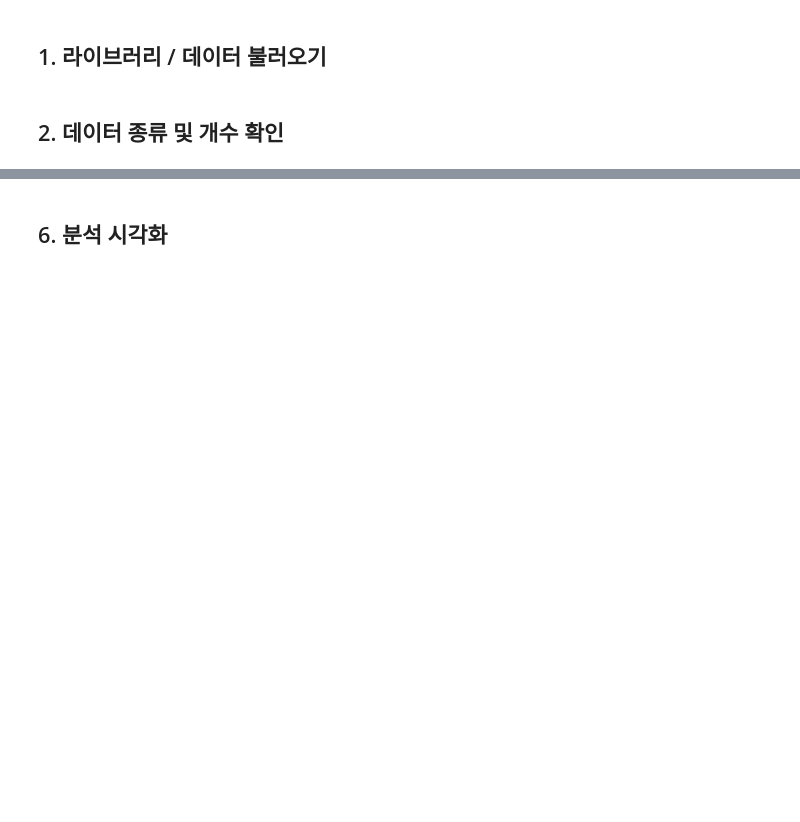
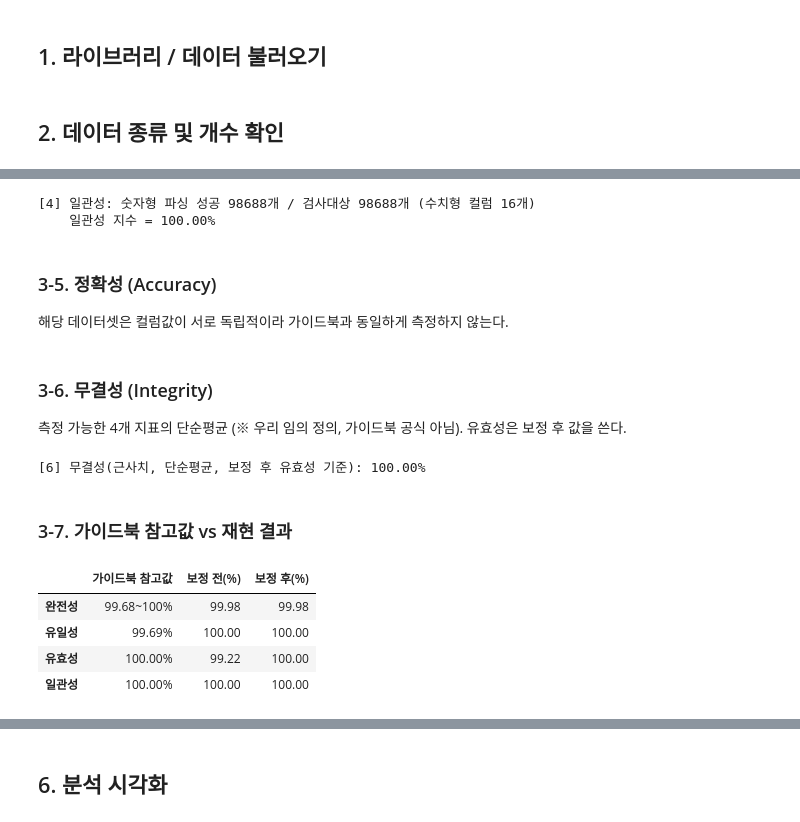
Before and after one commit to SeoHyun1024/kamp-resource-optimization-benchmark, a Jupyter notebook: notebooks/01_preprocessing.ipynb, the cells around one changed output, grey strips where cells are left out. Drawn from its saved outputs; the diff is of its cells as text; code cells hidden in the pictures; blank space fills up the shorter version.

```diff
--- a/notebooks/01_preprocessing.ipynb
+++ b/notebooks/01_preprocessing.ipynb
@@ -605,0 +112,7 @@ best_pred_168.to_csv("../results/the_best_rnn_pred_168.csv",index =True)
+# %%
+valid_date = df["날짜"].between(20210101, 20210914)
+valid_hour = df["시간"].between(0, 23)
+valid_rows = (valid_date & valid_hour).sum()
+validity = (valid_rows / n_rows) * 100
+print(f"[3] 유효성(보정 전): 날짜(20210101~20210914) & 시간(0~23) 범위 만족 {valid_rows}행 / {n_rows}행")
+print(f"    유효성 지수(보정 전) = {validity:.2f}%")
@@ -605,0 +148,58 @@ best_pred_168.to_csv("../results/the_best_rnn_pred_168.csv",index =True)
+# %%
+numeric_cols = [c for c in df.columns if c not in ["날짜", "시간"]]
+consistent_cells = 0
+checked_cells = 0
+for c in numeric_cols:
+    parsed = pd.to_numeric(df[c], errors="coerce")
+    consistent_cells += parsed.notna().sum() + df[c].isna().sum()  # 결측은 자료형 불일치로 보지 않음
+    checked_cells += len(df[c])
+consistency = (consistent_cells / checked_cells) * 100
+print(f"[4] 일관성: 숫자형 파싱 성공 {consistent_cells}개 / 검사대상 {checked_cells}개 (수치형 컬럼 {len(numeric_cols)}개)")
+print(f"    일관성 지수 = {consistency:.2f}%")
+# %% [output]
+[4] 일관성: 숫자형 파싱 성공 98688개 / 검사대상 98688개 (수치형 컬럼 16개)
+    일관성 지수 = 100.00%
+# %% [markdown]
+### 3-5. 정확성 (Accuracy)
+
+해당 데이터셋은 컬럼값이 서로 독립적이라 가이드북과 동일하게 측정하지 않는다.
+# %% [markdown]
+### 3-6. 무결성 (Integrity)
+
+측정 가능한 4개 지표의 단순평균 (※ 우리 임의 정의, 가이드북 공식 아님). 유효성은 보정 후 값을 쓴다.
+# %%
+integrity = (completeness + uniqueness + validity_fixed + consistency) / 4
+print(f"[6] 무결성(근사치, 단순평균, 보정 후 유효성 기준): {integrity:.2f}%")
+# %% [output]
+[6] 무결성(근사치, 단순평균, 보정 후 유효성 기준): 100.00%
+# %% [markdown]
+### 3-7. 가이드북 참고값 vs 재현 결과
+# %%
+quality_table = pd.DataFrame(
+    {
+        "가이드북 참고값": ["99.68~100%", "99.69%", "100.00%", "100.00%"],
+        "보정 전(%)": [completeness, uniqueness, validity, consistency],
+        "보정 후(%)": [completeness, uniqueness, validity_fixed, consistency],
+    },
+    index=["완전성", "유일성", "유효성", "일관성"],
+).round(2)
+
+with open(RESULTS_DIR / "quality_metrics.txt", "w") as f:
+    f.write(f"completeness={completeness:.4f}\n")
+    f.write(f"uniqueness={uniqueness:.4f}\n")
+    f.write(f"validity_before_fix={validity:.4f}\n")
+    f.write(f"validity_after_fix={validity_fixed:.4f}\n")
+    f.write(f"consistency={consistency:.4f}\n")
+    f.write(f"integrity_approx={integrity:.4f}\n")
+    f.write(f"missing_cells={missing_cells}\n")
+    f.write(f"duplicate_rows={n_duplicate_rows}\n")
+    f.write(f"time_anomaly_dates={list(anomaly_dates)}\n")
+    f.write(f"time_anomaly_rows_fixed={len(df.index[df['날짜'].isin(anomaly_dates)])}\n")
+
+quality_table
+# %% [output]
+|  | 가이드북 참고값 | 보정 전(%) | 보정 후(%) |
+| 완전성 | 99.68~100% | 99.98 | 99.98 |
+| 유일성 | 99.69% | 100.00 | 100.00 |
+| 유효성 | 100.00% | 99.22 | 100.00 |
+| 일관성 | 100.00% | 100.00 | 100.00 |
```
Also changed, not shown: parts of 91 cells of this notebook, 16 other files.
